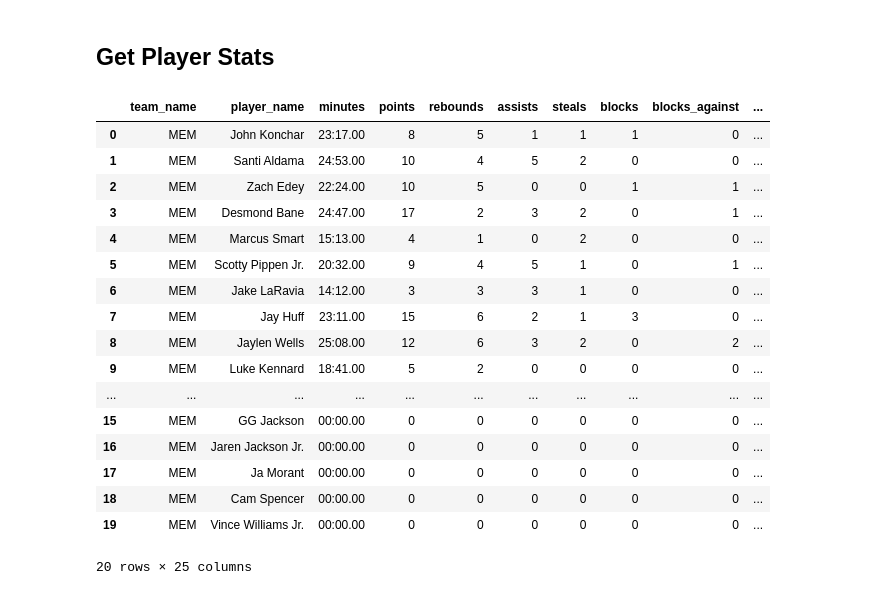
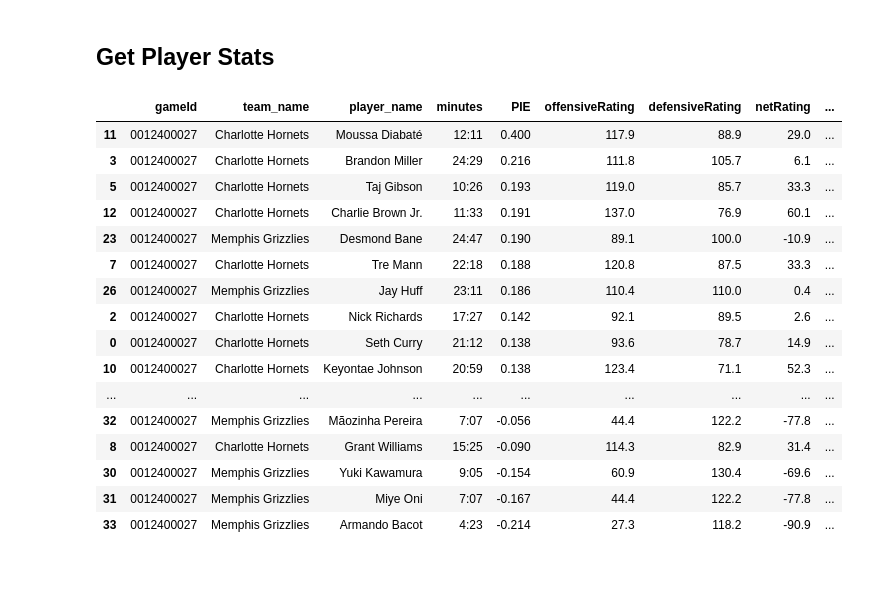
Before and after one commit to DataNerd2021/real-time-nba-stats-app, a Jupyter notebook: API Exploration.ipynb, the cells around one changed output. Cells and saved outputs as stored; diff of their text form; code cells hidden in the pictures.

Commit message:
create new script for streaming team level stats and rename play stream file

```diff
--- a/API Exploration.ipynb
+++ b/API Exploration.ipynb
@@ -272,26 +268,38 @@ away_player_stats = away_player_stats[['team_name', 'player_name'] + [col for co
 home_player_stats = home_player_stats[['team_name', 'player_name', 'minutes', 'points', 'reboundsTotal', 'assists', 'steals', 'blocks', 'blocksReceived', 'turnovers', 'foulsPersonal', 'foulsDrawn', 'foulsTechnical', 'fieldGoalsAttempted', 'fieldGoalsMade', 'fieldGoalsPercentage', 'freeThrowsMade', 'freeThrowsAttempted', 'freeThrowsPercentage', 'threePointersAttempted', 'threePointersMade', 'threePointersPercentage', 'pointsFastBreak', 'pointsInThePaint', 'pointsSecondChance']]
 home_player_stats.rename(columns={'reboundsTotal': 'rebounds', 'blocksReceived': 'blocks_against', 'fieldGoalsAttempted': 'field_goals_attempted', 'fieldGoalsMade': 'field_goals_made', 'freeThrowsAttempted': 'free_throws_attempted', 'threePointersAttempted': 'three_pointers_attempted', 'foulsPersonal': 'personal_fouls', 'foulsDrawn': 'fouls_drawn', 'foulsTechnical': 'technical_fouls', 'fieldGoalsPercentage': 'field_goals_percentage', 'freeThrowsPercentage': 'free_throws_percentage', 'threePointersPercentage': 'three_pointers_percentage', 'freeThrowsMade': 'free_throws_made', 'threePointersMade': 'three_pointers_made', 'pointsFastBreak': 'fast_break_points', 'pointsInThePaint': 'points_in_the_paint', 'pointsSecondChance': 'second_chance_points'}, inplace=True)
 
+away_player_stats = away_player_stats[['team_name', 'player_name', 'minutes', 'points', 'reboundsTotal', 'assists', 'steals', 'blocks', 'blocksReceived', 'turnovers', 'foulsPersonal', 'foulsDrawn', 'foulsTechnical', 'fieldGoalsAttempted', 'fieldGoalsMade', 'fieldGoalsPercentage', 'freeThrowsMade', 'freeThrowsAttempted', 'freeThrowsPercentage', 'threePointersAttempted', 'threePointersMade', 'threePointersPercentage', 'pointsFastBreak', 'pointsInThePaint', 'pointsSecondChance']]
+away_player_stats.rename(columns={'reboundsTotal': 'rebounds', 'blocksReceived': 'blocks_against', 'fieldGoalsAttempted': 'field_goals_attempted', 'fieldGoalsMade': 'field_goals_made', 'freeThrowsAttempted': 'free_throws_attempted', 'threePointersAttempted': 'three_pointers_attempted', 'foulsPersonal': 'personal_fouls', 'foulsDrawn': 'fouls_drawn', 'foulsTechnical': 'technical_fouls', 'fieldGoalsPercentage': 'field_goals_percentage', 'freeThrowsPercentage': 'free_throws_percentage', 'threePointersPercentage': 'three_pointers_percentage', 'freeThrowsMade': 'free_throws_made', 'threePointersMade': 'three_pointers_made', 'pointsFastBreak': 'fast_break_points', 'pointsInThePaint': 'points_in_the_paint', 'pointsSecondChance': 'second_chance_points'}, inplace=True)
+
 home_player_stats['minutes'] = home_player_stats['minutes'].str.replace('PT', '')
 home_player_stats['minutes'] = home_player_stats['minutes'].str.replace('M', ':')
-home_player_stats['minutes'] = home_player_stats['minutes'].str.replace('S', '')
-home_player_stats
+home_player_stats['minutes'] = home_player_stats['minutes'].str[:-4]
+
+away_player_stats['minutes'] = away_player_stats['minutes'].str.replace('PT', '')
+away_player_stats['minutes'] = away_player_stats['minutes'].str.replace('M', ':')
+away_player_stats['minutes'] = away_player_stats['minutes'].str[:-4]
+home_player_stats = home_player_stats.sort_values(by='points', ascending=False)
+away_player_stats = away_player_stats.sort_values(by='points', ascending=False)
-# %% [output]
-|  | team_name | player_name | minutes | points | rebounds | assists | steals | blocks | blocks_against | ... |
-| 0 | MEM | John Konchar | 23:17.00 | 8 | 5 | 1 | 1 | 1 | 0 | ... |
-| 1 | MEM | Santi Aldama | 24:53.00 | 10 | 4 | 5 | 2 | 0 | 0 | ... |
-| 2 | MEM | Zach Edey | 22:24.00 | 10 | 5 | 0 | 0 | 1 | 1 | ... |
-| 3 | MEM | Desmond Bane | 24:47.00 | 17 | 2 | 3 | 2 | 0 | 1 | ... |
-| 4 | MEM | Marcus Smart | 15:13.00 | 4 | 1 | 0 | 2 | 0 | 0 | ... |
-| 5 | MEM | Scotty Pippen Jr. | 20:32.00 | 9 | 4 | 5 | 1 | 0 | 1 | ... |
-| 6 | MEM | Jake LaRavia | 14:12.00 | 3 | 3 | 3 | 1 | 0 | 0 | ... |
-| 7 | MEM | Jay Huff | 23:11.00 | 15 | 6 | 2 | 1 | 3 | 0 | ... |
-| 8 | MEM | Jaylen Wells | 25:08.00 | 12 | 6 | 3 | 2 | 0 | 2 | ... |
-| 9 | MEM | Luke Kennard | 18:41.00 | 5 | 2 | 0 | 0 | 0 | 0 | ... |
-| ... | ... | ... | ... | ... | ... | ... | ... | ... | ... | ... |
-| 15 | MEM | GG Jackson | 00:00.00 | 0 | 0 | 0 | 0 | 0 | 0 | ... |
-| 16 | MEM | Jaren Jackson Jr. | 00:00.00 | 0 | 0 | 0 | 0 | 0 | 0 | ... |
-| 17 | MEM | Ja Morant | 00:00.00 | 0 | 0 | 0 | 0 | 0 | 0 | ... |
-| 18 | MEM | Cam Spencer | 00:00.00 | 0 | 0 | 0 | 0 | 0 | 0 | ... |
-| 19 | MEM | Vince Williams Jr. | 00:00.00 | 0 | 0 | 0 | 0 | 0 | 0 | ... |
-20 rows × 25 columns
+# %%
+player_stats = boxscoreadvancedv3.BoxScoreAdvancedV3(game_id='0012400027').get_data_frames()[0]
+player_stats['player_name'] = player_stats['firstName'] + ' ' + player_stats['familyName']
+player_stats['team_name'] = player_stats['teamCity'] + ' ' + player_stats['teamName']
+player_stats.drop(columns=['teamId', 'teamTricode', 'teamSlug', 'personId', 'playerSlug', 'jerseyNum', 'firstName', 'familyName', 'teamCity', 'teamName', 'nameI', 'estimatedOffensiveRating', 'estimatedDefensiveRating', 'estimatedNetRating', 'estimatedUsagePercentage'])[['gameId', 'team_name', 'player_name', 'minutes', 'PIE', 'offensiveRating', 'defensiveRating', 'netRating', 'assistPercentage', 'assistRatio', 'possessions', 'effectiveFieldGoalPercentage', 'assistToTurnover', 'trueShootingPercentage']].sort_values(by='PIE', ascending=False)
+# %% [output]
+|  | gameId | team_name | player_name | minutes | PIE | offensiveRating | defensiveRating | netRating | ... |
+| 11 | 0012400027 | Charlotte Hornets | Moussa Diabaté | 12:11 | 0.400 | 117.9 | 88.9 | 29.0 | ... |
+| 3 | 0012400027 | Charlotte Hornets | Brandon Miller | 24:29 | 0.216 | 111.8 | 105.7 | 6.1 | ... |
+| 5 | 0012400027 | Charlotte Hornets | Taj Gibson | 10:26 | 0.193 | 119.0 | 85.7 | 33.3 | ... |
+| 12 | 0012400027 | Charlotte Hornets | Charlie Brown Jr. | 11:33 | 0.191 | 137.0 | 76.9 | 60.1 | ... |
+| 23 | 0012400027 | Memphis Grizzlies | Desmond Bane | 24:47 | 0.190 | 89.1 | 100.0 | -10.9 | ... |
+| 7 | 0012400027 | Charlotte Hornets | Tre Mann | 22:18 | 0.188 | 120.8 | 87.5 | 33.3 | ... |
+| 26 | 0012400027 | Memphis Grizzlies | Jay Huff | 23:11 | 0.186 | 110.4 | 110.0 | 0.4 | ... |
+| 2 | 0012400027 | Charlotte Hornets | Nick Richards | 17:27 | 0.142 | 92.1 | 89.5 | 2.6 | ... |
+| 0 | 0012400027 | Charlotte Hornets | Seth Curry | 21:12 | 0.138 | 93.6 | 78.7 | 14.9 | ... |
+| 10 | 0012400027 | Charlotte Hornets | Keyontae Johnson | 20:59 | 0.138 | 123.4 | 71.1 | 52.3 | ... |
+| ... | ... | ... | ... | ... | ... | ... | ... | ... | ... |
+| 32 | 0012400027 | Memphis Grizzlies | Mãozinha Pereira | 7:07 | -0.056 | 44.4 | 122.2 | -77.8 | ... |
+| 8 | 0012400027 | Charlotte Hornets | Grant Williams | 15:25 | -0.090 | 114.3 | 82.9 | 31.4 | ... |
+| 30 | 0012400027 | Memphis Grizzlies | Yuki Kawamura | 9:05 | -0.154 | 60.9 | 130.4 | -69.6 | ... |
+| 31 | 0012400027 | Memphis Grizzlies | Miye Oni | 7:07 | -0.167 | 44.4 | 122.2 | -77.8 | ... |
+| 33 | 0012400027 | Memphis Grizzlies | Armando Bacot | 4:23 | -0.214 | 27.3 | 118.2 | -90.9 | ... |
```
Also changed, not shown: parts of 2 cells of this notebook, 42 other files.
